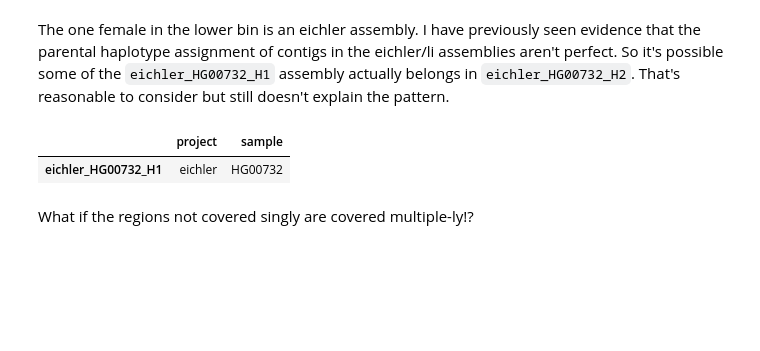
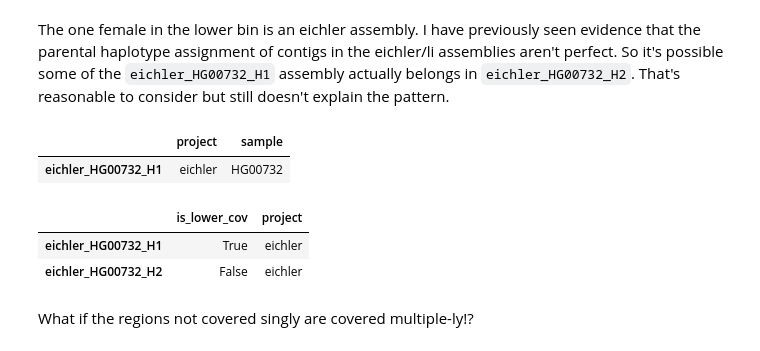
Before and after one commit to ACEnglish/adotto, a Jupyter notebook: variants/notebooks/HapotypeCoverage.ipynb, the cells around one changed output. Saved outputs shown, nothing was run; the diff lists cells and outputs as text; code cells hidden in the pictures; blank space fills up the shorter version.

```diff
--- a/variants/notebooks/HapotypeCoverage.ipynb
+++ b/variants/notebooks/HapotypeCoverage.ipynb
@@ -149,6 +149,12 @@ data[data['is_lower_cov'] & (data['sex'] == 'female')][['project', 'sample']]
 # %% [output]
 |  | project | sample |
 | eichler_HG00732_H1 | eichler | HG00732 |
+# %%
+data[data['sample'] == 'HG00732'][['is_lower_cov', 'project']]
+# %% [output]
+|  | is_lower_cov | project |
+| eichler_HG00732_H1 | True | eichler |
+| eichler_HG00732_H2 | False | eichler |
 # %% [markdown]
 What if the regions not covered singly are covered multiple-ly!?
 # %%
```
Also changed, not shown: parts of 8 cells of this notebook, 1 other file.
